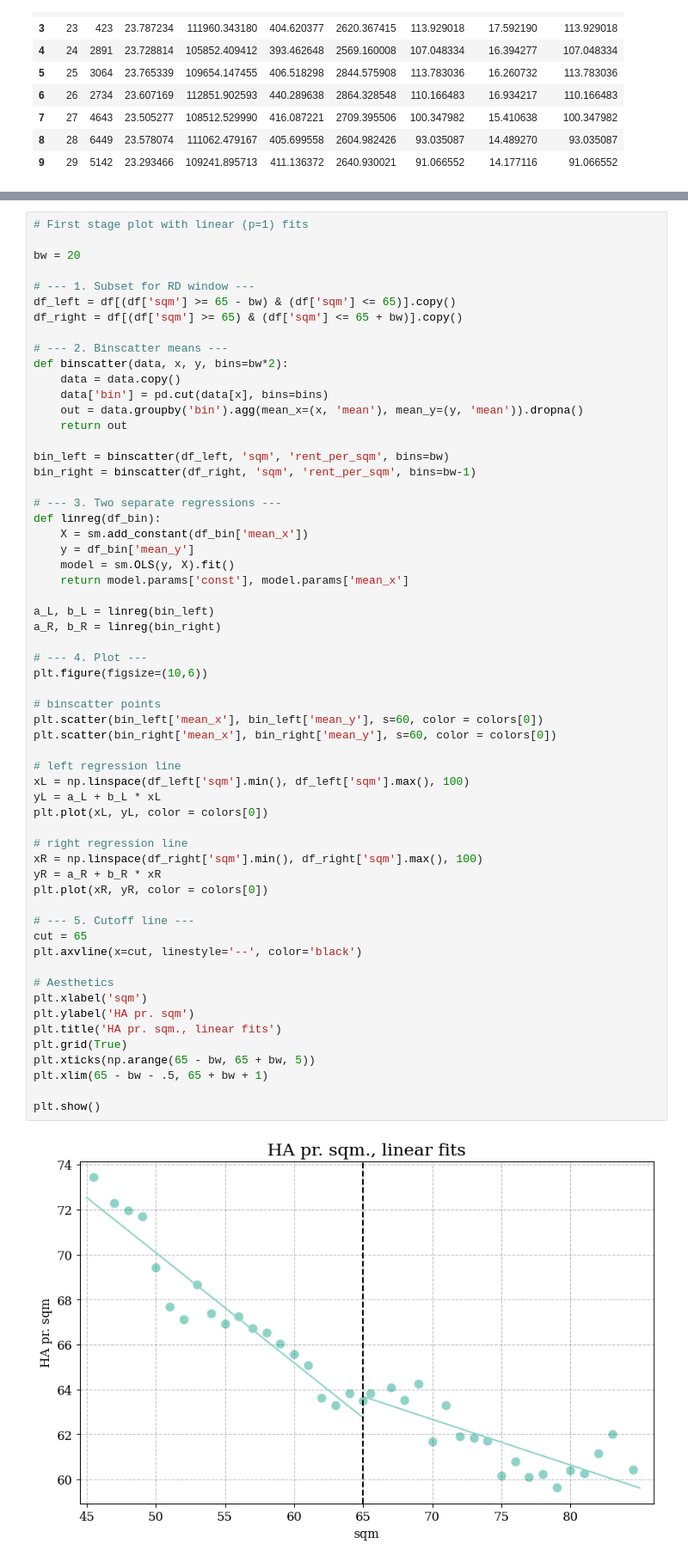
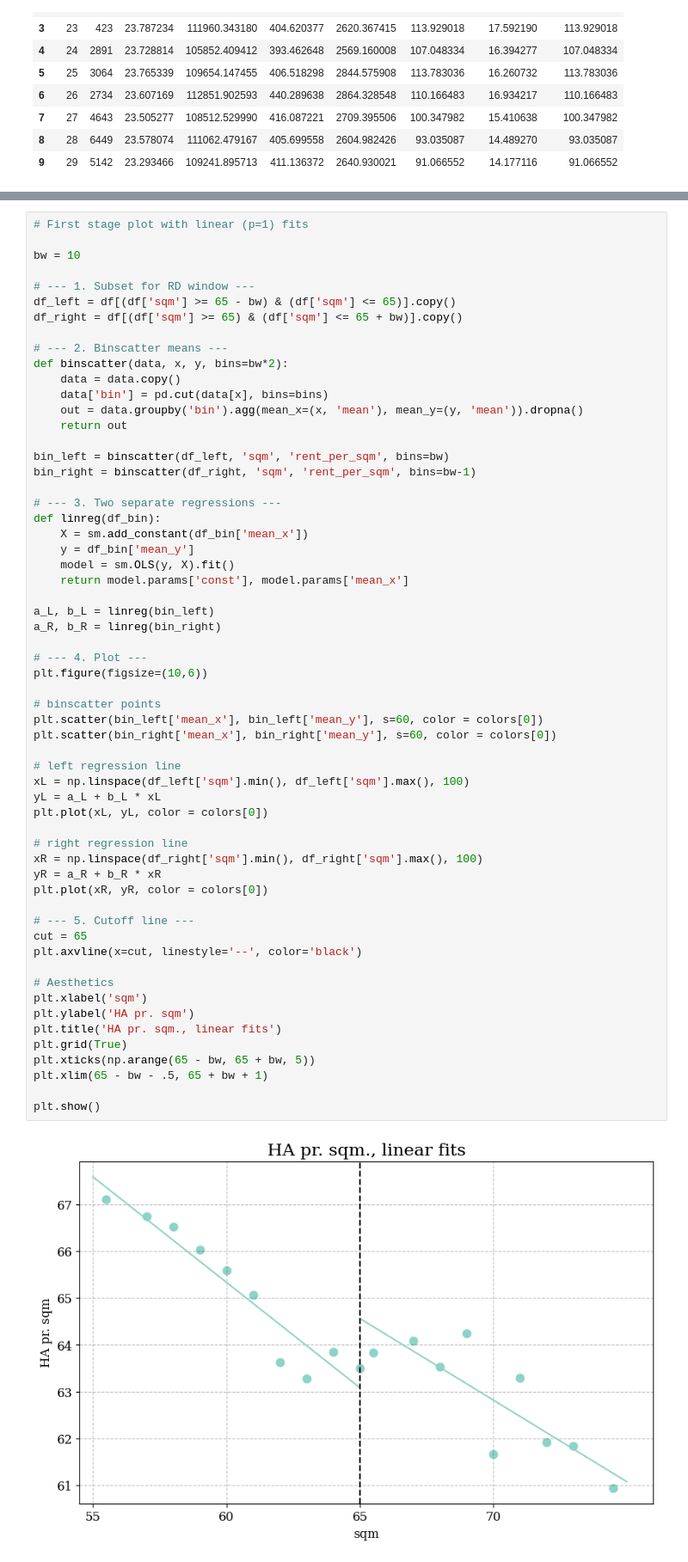
Before and after one commit to HansHoltenAndersen/Bachelor, a Jupyter notebook: Plots.ipynb, the cells around one changed output, grey strips where cells are left out. Shown at 86% size. Cells and saved outputs as stored; diff of their text form.

Commit message:
I uploaded new data and made new plots

```diff
--- a/Plots.ipynb
+++ b/Plots.ipynb
@@ -105,7 +104,7 @@ plt.show()
 # %%
 # First stage plot with linear (p=1) fits
 
-bw = 20
+bw = 10
 
 # --- 1. Subset for RD window ---
 df_left = df[(df['sqm'] >= 65 - bw) & (df['sqm'] <= 65)].copy()
@@ -135,34 +134,34 @@ a_R, b_R = linreg(bin_right)
 plt.figure(figsize=(10,6))
 
 # binscatter points
 plt.scatter(bin_left['mean_x'], bin_left['mean_y'], s=60, color = colors[0])
 plt.scatter(bin_right['mean_x'], bin_right['mean_y'], s=60, color = colors[0])
 
 # left regression line
 xL = np.linspace(df_left['sqm'].min(), df_left['sqm'].max(), 100)
 yL = a_L + b_L * xL
 plt.plot(xL, yL, color = colors[0])
 
 # right regression line
 xR = np.linspace(df_right['sqm'].min(), df_right['sqm'].max(), 100)
 yR = a_R + b_R * xR
 plt.plot(xR, yR, color = colors[0])
 
 # --- 5. Cutoff line ---
 cut = 65
 plt.axvline(x=cut, linestyle='--', color='black')
 
 # Aesthetics
 plt.xlabel('sqm')
 plt.ylabel('HA pr. sqm')
 plt.title('HA pr. sqm., linear fits')
 plt.grid(True)
 plt.xticks(np.arange(65 - bw, 65 + bw, 5))
 plt.xlim(65 - bw - .5, 65 + bw + 1)
 
 plt.show()
 # %% [output]
-[figure, old version]
+[figure, new version]
 # %%
 # First stage plot with polynomial (p=2) fits
 
```
Also changed, not shown: parts of 3 cells of this notebook, 14 other files.
